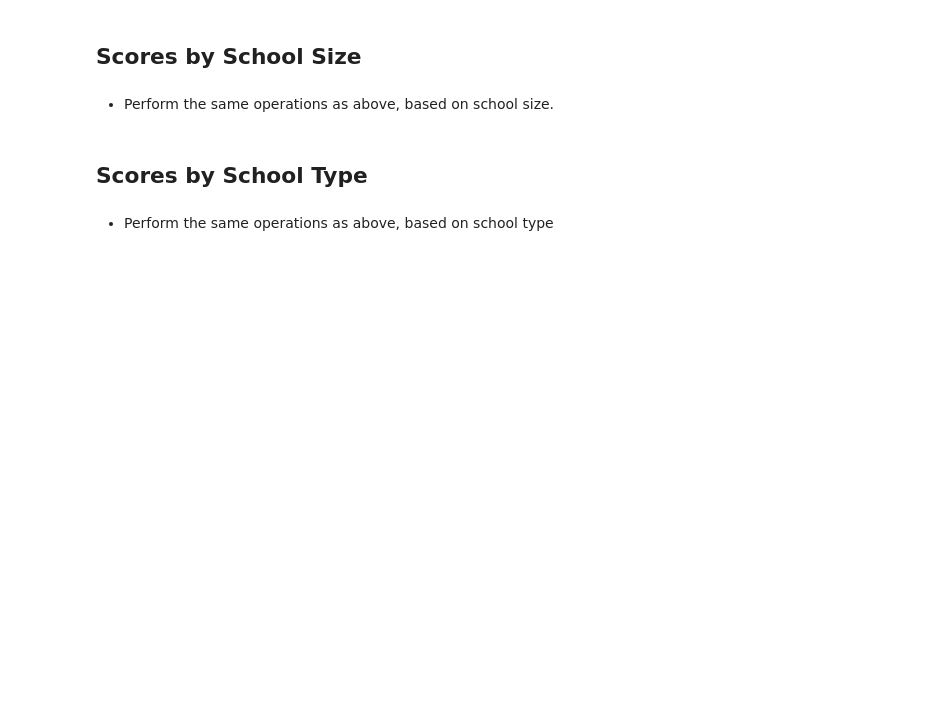
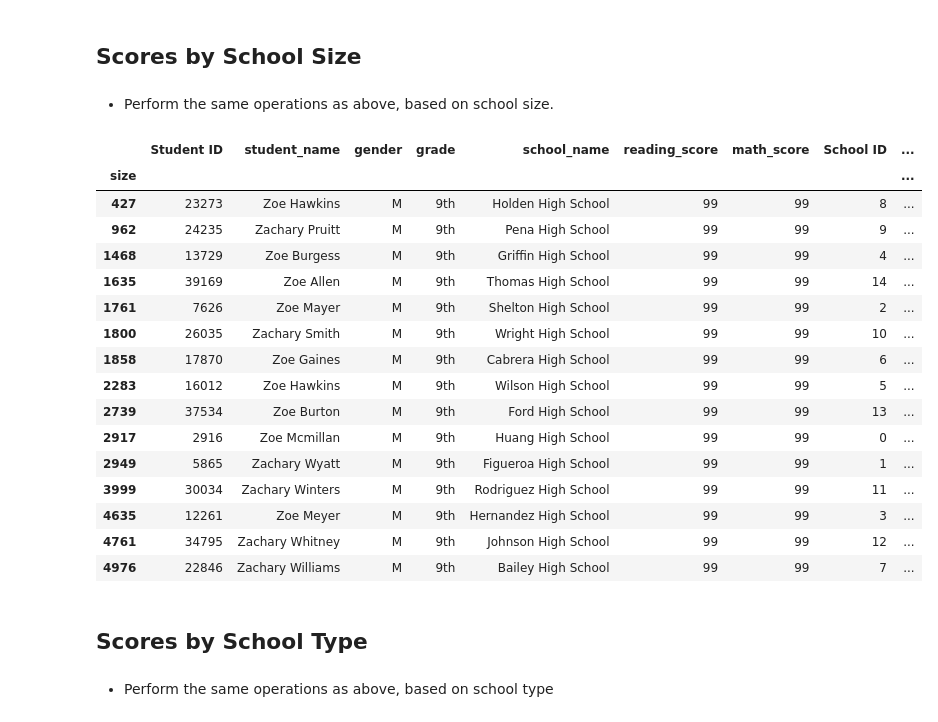
Before and after one commit to ismahanadan/PyCity-Schools-Test-Results-Analysis, a Jupyter notebook: PyCitySchools/PyCitySchools_starter.ipynb, the cells around one changed output. Cells and saved outputs as stored; diff of their text form; code cells hidden in the pictures; blank space fills up the shorter version.

```diff
--- a/PyCitySchools/PyCitySchools_starter.ipynb
+++ b/PyCitySchools/PyCitySchools_starter.ipynb
@@ -573,6 +506,27 @@ per_student_spending_df.max()
 ## Scores by School Size
 # %% [markdown]
 * Perform the same operations as above, based on school size.
+# %%
+performance_by_school_size_df = school_data_complete_df.groupby("size")
+performance_by_school_size_df.max()
+# %% [output]
+|  | Student ID | student_name | gender | grade | school_name | reading_score | math_score | School ID | ... |
+| size |  |  |  |  |  |  |  |  | ... |
+| 427 | 23273 | Zoe Hawkins | M | 9th | Holden High School | 99 | 99 | 8 | ... |
+| 962 | 24235 | Zachary Pruitt | M | 9th | Pena High School | 99 | 99 | 9 | ... |
+| 1468 | 13729 | Zoe Burgess | M | 9th | Griffin High School | 99 | 99 | 4 | ... |
+| 1635 | 39169 | Zoe Allen | M | 9th | Thomas High School | 99 | 99 | 14 | ... |
+| 1761 | 7626 | Zoe Mayer | M | 9th | Shelton High School | 99 | 99 | 2 | ... |
+| 1800 | 26035 | Zachary Smith | M | 9th | Wright High School | 99 | 99 | 10 | ... |
+| 1858 | 17870 | Zoe Gaines | M | 9th | Cabrera High School | 99 | 99 | 6 | ... |
+| 2283 | 16012 | Zoe Hawkins | M | 9th | Wilson High School | 99 | 99 | 5 | ... |
+| 2739 | 37534 | Zoe Burton | M | 9th | Ford High School | 99 | 99 | 13 | ... |
+| 2917 | 2916 | Zoe Mcmillan | M | 9th | Huang High School | 99 | 99 | 0 | ... |
+| 2949 | 5865 | Zachary Wyatt | M | 9th | Figueroa High School | 99 | 99 | 1 | ... |
+| 3999 | 30034 | Zachary Winters | M | 9th | Rodriguez High School | 99 | 99 | 11 | ... |
+| 4635 | 12261 | Zoe Meyer | M | 9th | Hernandez High School | 99 | 99 | 3 | ... |
+| 4761 | 34795 | Zachary Whitney | M | 9th | Johnson High School | 99 | 99 | 12 | ... |
+| 4976 | 22846 | Zachary Williams | M | 9th | Bailey High School | 99 | 99 | 7 | ... |
 # %% [markdown]
 ## Scores by School Type
 # %% [markdown]
```
Also changed, not shown: parts of 5 cells of this notebook.
